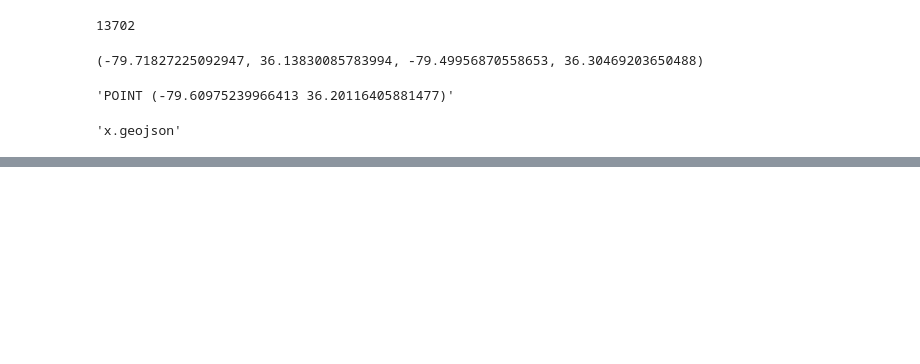
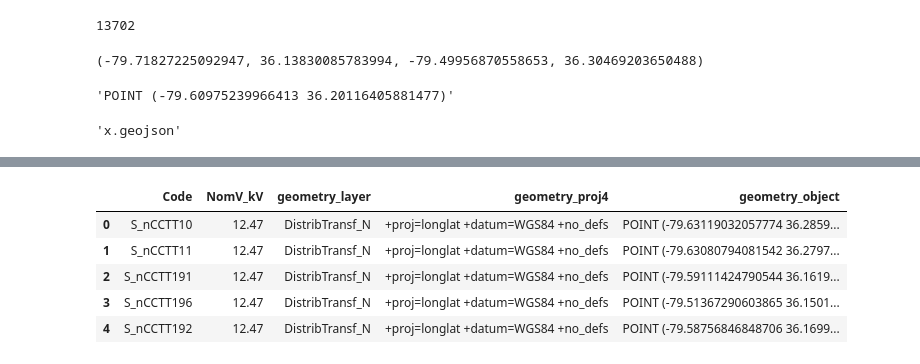
Before and after one commit to AmericanPublicPowerAssociation/asset-tracker-client, a Jupyter notebook: experiments/dataset/Import Example Dataset 20181222.ipynb, the cells around one changed output, grey strips where cells are left out. Drawn from its saved outputs; the diff is of its cells as text; code cells hidden in the pictures; blank space fills up the shorter version.

Commit message:
Generate example geojson

```diff
--- a/experiments/dataset/Import Example Dataset 20181222.ipynb
+++ b/experiments/dataset/Import Example Dataset 20181222.ipynb
@@ -106,0 +151,4 @@ source_geotable[['Code', 'NomV', 'Phases'] + geometry_columns].to_geojson('x.geo
+# %%
+import geotable
+t = meter_table = geotable.load(join(source_folder, 'NewConsumerGreenfield_N.shp'), source_proj4=best_proj4, target_proj4=target_proj4)
+t.iloc[5000]
@@ -106,0 +291,11 @@ source_geotable[['Code', 'NomV', 'Phases'] + geometry_columns].to_geojson('x.geo
+# %%
+# t1[['Code', 'NomV_kV'] + geometry_columns].to_geojson('quality.geojson')
+t1 = t1[['Code', 'NomV_kV'] + geometry_columns]
+t1[:5]
+# %% [output]
+|  | Code | NomV_kV | geometry_layer | geometry_proj4 | geometry_object |
+| 0 | S_nCCTT10 | 12.47 | DistribTransf_N | +proj=longlat +datum=WGS84 +no_defs | POINT (-79.63119032057774 36.2859... |
+| 1 | S_nCCTT11 | 12.47 | DistribTransf_N | +proj=longlat +datum=WGS84 +no_defs | POINT (-79.63080794081542 36.2797... |
+| 2 | S_nCCTT191 | 12.47 | DistribTransf_N | +proj=longlat +datum=WGS84 +no_defs | POINT (-79.59111424790544 36.1619... |
+| 3 | S_nCCTT196 | 12.47 | DistribTransf_N | +proj=longlat +datum=WGS84 +no_defs | POINT (-79.51367290603865 36.1501... |
+| 4 | S_nCCTT192 | 12.47 | DistribTransf_N | +proj=longlat +datum=WGS84 +no_defs | POINT (-79.58756846848706 36.1699... |
```
Also changed, not shown: parts of 45 cells of this notebook, 11 other files.
